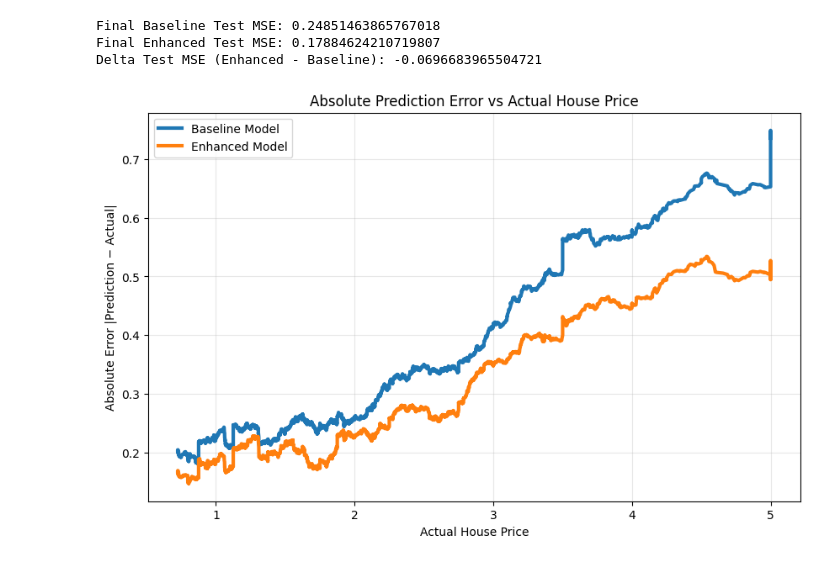
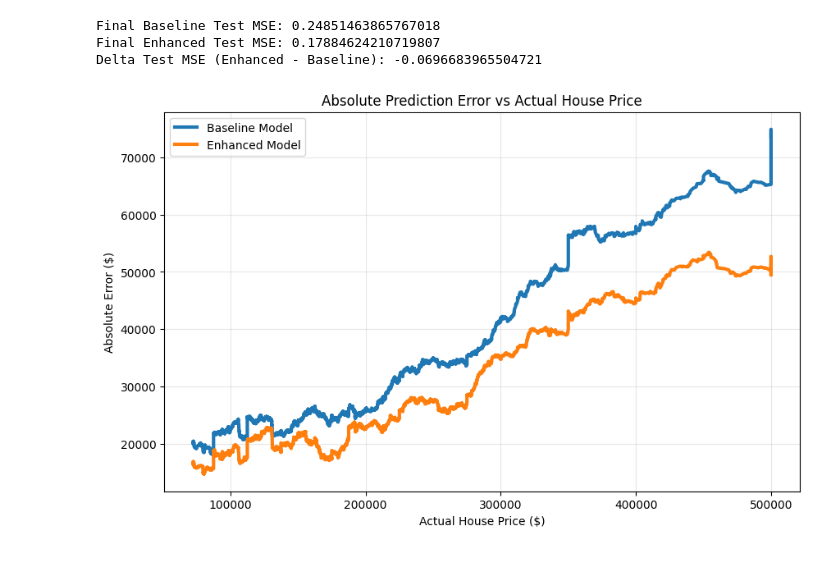
Before and after one commit to xfsd1448-uol/2603-Group-Project, a Jupyter notebook: main_Yannis.ipynb, the cells around one changed output. Drawn from its saved outputs; the diff is of its cells as text; code cells hidden in the pictures.

```diff
--- a/main_Yannis.ipynb
+++ b/main_Yannis.ipynb
@@ -606,16 +606,16 @@ Final Enhanced Test MSE: 0.17884624210719807
 Delta Test MSE (Enhanced - Baseline): -0.0696683965504721
 # %%
 
+
 # ============================================================
-# Absolute Error vs Actual House Price (Trend Lines Only)
+# Absolute Error vs Actual House Price
 # Baseline Model vs Enhanced Model
 # ============================================================
-# 该代码绘制：
-# x轴：真实房价 (Actual house price)
-# y轴：绝对误差 |Prediction - Actual|
-# 只显示两条趋势线：
-# Baseline 模型趋势线
-# Enhanced 模型趋势线
+# 图像说明：
+# x轴：真实房价 (单位：美元 $)
+# y轴：绝对误差 |Prediction - Actual| (单位：美元 $)
+# California Housing 数据集中的房价单位是 10 万美元
+# 因此需要乘以 100000 转换为真实美元价格
 # ============================================================
 
 import numpy as np
@@ -625,17 +625,24 @@ import matplotlib.pyplot as plt
 # ------------------------------------------------------------
 # 1. Extract actual house prices
 # 提取真实房价
+# 数据集中房价单位是 100,000 美元
+# 因此需要乘以 100000 转换为真实美元
+# The housing prices in the dataset are in units of $100,000
+# Therefore, they need to be multiplied by 100,000 to convert them to actual US dollars.
 # ------------------------------------------------------------
 
-actual_price = y_test.to_numpy()
+actual_price = y_test.to_numpy() * 100000
+
 
 # ------------------------------------------------------------
 # 2. Compute absolute errors
 # 计算绝对误差 |prediction - actual|
+# 同样需要转换为美元单位
 # ------------------------------------------------------------
 
-baseline_abs_error = np.abs(baseline_test_pred - y_test).to_numpy()
-enhanced_abs_error = np.abs(test_pred_enh_final - y_test).to_numpy()
+baseline_abs_error = np.abs(baseline_test_pred - y_test).to_numpy() * 100000
+enhanced_abs_error = np.abs(test_pred_enh_final - y_test).to_numpy() * 100000
+
 
 # ------------------------------------------------------------
 # 3. Build dataframe for sorting
@@ -650,6 +657,7 @@ df_plot = pd.DataFrame({
 
 df_plot = df_plot.sort_values("ActualPrice")
 
+
 # ------------------------------------------------------------
 # 4. Smooth curves using rolling mean
 # 使用 rolling mean 平滑趋势
@@ -660,42 +668,45 @@ window = 300
 #
 # window = 300 表示：
 # 每个点都会和前 300 个数据点一起计算平均值
+
 baseline_smooth = df_plot["BaselineError"].rolling(window).mean()
 enhanced_smooth = df_plot["EnhancedError"].rolling(window).mean()
 
+
 # ------------------------------------------------------------
-# 5. Plot the trend lines
-# 只绘制趋势线
+# 5. Plot ONLY the trend lines
+# 只绘制两条趋势线
 # ------------------------------------------------------------
 
 plt.figure(figsize=(10,6))
 
 plt.plot(
     df_plot["ActualPrice"],
     baseline_smooth,
-    linewidth=3,             # thicker line for better visibility
+    linewidth=3,        # thicker line for better visibility
     label="Baseline Model"
 )
 
 plt.plot(
     df_plot["ActualPrice"],
     enhanced_smooth,
     linewidth=3,
     label="Enhanced Model"
 )
 
+
 # ------------------------------------------------------------
 # 6. Formatting
 # 图像设置
 # ------------------------------------------------------------
 
-plt.xlabel("Actual House Price")
-plt.ylabel("Absolute Error |Prediction − Actual|")
+plt.xlabel("Actual House Price ($)")
+plt.ylabel("Absolute Error ($)")
 plt.title("Absolute Prediction Error vs Actual House Price")
 
 plt.legend()
 plt.grid(True, alpha=0.3)
 
 plt.show()
 # %% [output]
-[figure, old version]
+[figure, new version]
```
